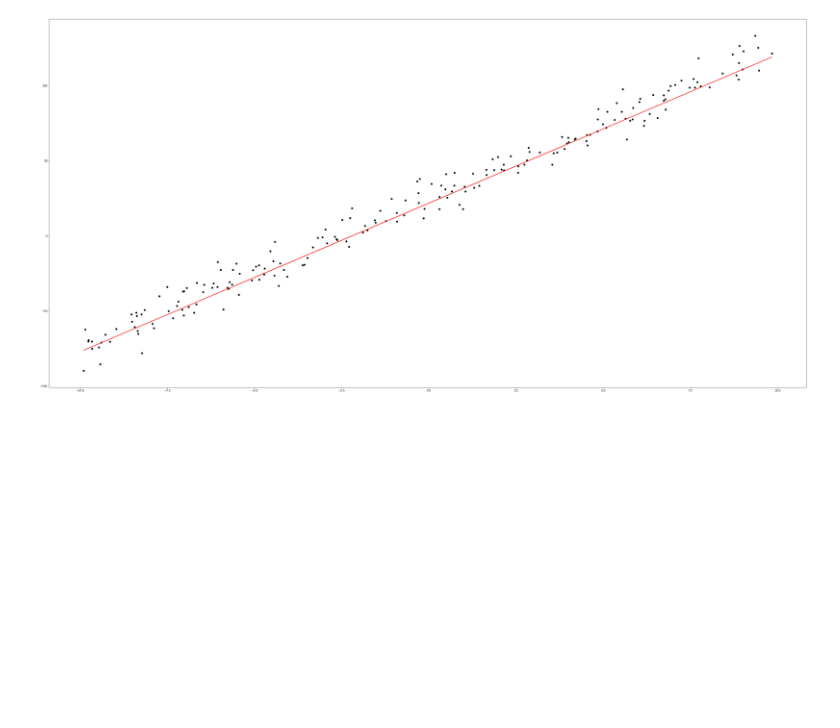
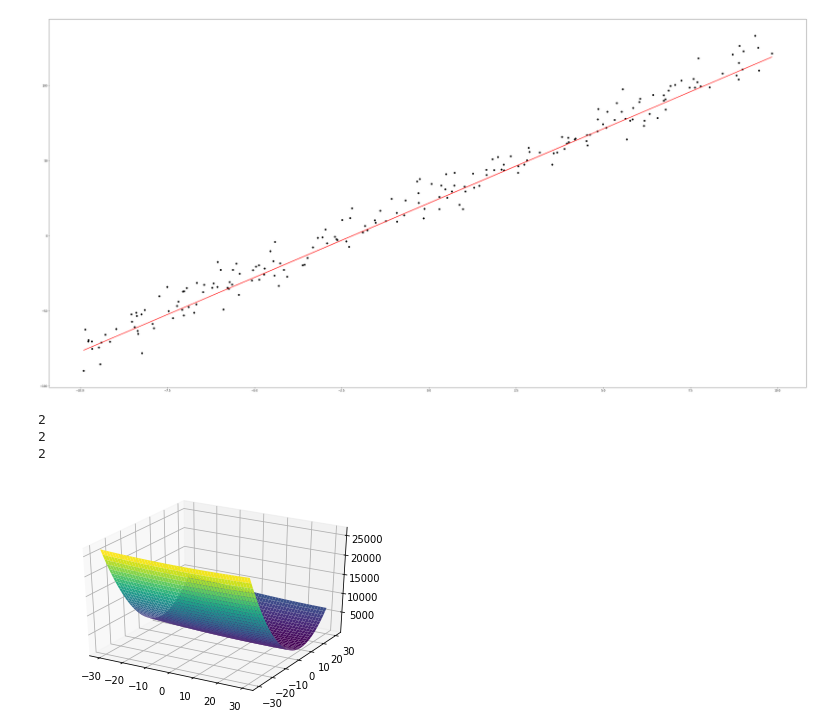
Before and after one commit to pula39/ml-assignment, a Jupyter notebook: ml_assignment3.ipynb, the cells around one changed output. Cells and saved outputs as stored; diff of their text form; code cells hidden in the pictures; blank space fills up the shorter version.

Commit message:
3. Plotting the energy surface [1pt]

```diff
--- a/ml_assignment3.ipynb
+++ b/ml_assignment3.ipynb
@@ -133,3 +149,23 @@ make_plot([(x_to_y_dic, "scatter", "black"), (solution_by_linear_regression_plot
 show_plot()
 # %% [output]
 [figure]
+# %%
+# 3D 표현을 위해 필요
+from mpl_toolkits import mplot3d
+
+x = np.arange(-30, 30, 0.1)
+xx, yy = np.meshgrid(x, x)
+
+def_calc_cost = np.frompyfunc(lambda x, y: calc_energy_value((x,y), x_to_y_with_n), 2, 1)
+result = def_calc_cost.reduce((xx, yy), axis=0).astype(np.float)
+# %%
+fig = pyplot.figure()
+ax = pyplot.axes(projection='3d')
+
+ax.plot_surface(xx, yy, result, cmap='viridis')
+pyplot.show()
+# %% [output]
+2
+2
+2
+[figure, added]
```
Also changed, not shown: parts of 1 cell of this notebook.
